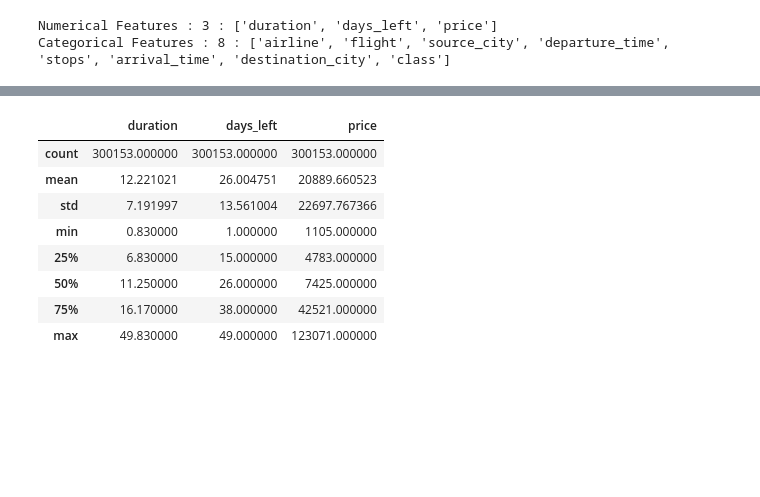
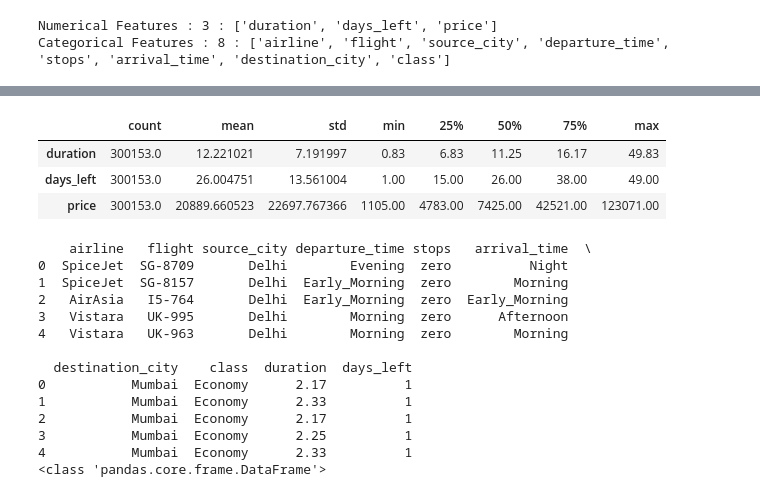
Before and after one commit to tdtheautomator/ml-02-flight-fare-predection, a Jupyter notebook: notebooks/02.Model Training.ipynb, the cells around one changed output, grey strips where cells are left out. Cells and saved outputs as stored; diff of their text form; code cells hidden in the pictures; blank space fills up the shorter version.

Commit message:
after 1st iteration

```diff
--- a/notebooks/02.Model Training.ipynb
+++ b/notebooks/02.Model Training.ipynb
@@ -16,7 +16,11 @@ Dataset has 11 features.
 # %%
 # import libraries needed for exploratory data analysis (eda) and feature engineering (fe)
 import os
+import time
+import datetime
 import pandas as pd
+pd.set_option('display.max_columns',None)
+import numpy as np
 import matplotlib.pyplot as plt
 %matplotlib inline
 import seaborn as sns
@@ -25,15 +29,13 @@ warnings.filterwarnings('ignore')
 
 # import libraries needed for model training
 from sklearn.model_selection import train_test_split, GridSearchCV, RandomizedSearchCV
-from sklearn.metrics import r2_score, mean_absolute_error, mean_squared_error
 from sklearn.linear_model import LinearRegression, Ridge, Lasso
 from sklearn.tree import DecisionTreeRegressor
 from sklearn.neighbors import KNeighborsRegressor
-from sklearn.ensemble import RandomForestRegressor,AdaBoostRegressor
+from sklearn.ensemble import RandomForestRegressor,AdaBoostRegressor, ExtraTreesRegressor, BaggingRegressor, GradientBoostingRegressor
+from sklearn.svm import SVR
 from catboost import CatBoostRegressor
 from xgboost import XGBRegressor
-from sklearn.preprocessing import LabelEncoder, OneHotEncoder, StandardScaler
-from sklearn.compose import ColumnTransformer
 # %%
 pd.set_option('display.max_columns',None) #display all possible columns
 for dirname, _, filenames in os.walk('../data'):
@@ -220,14 +222,9 @@ Data columns (total 11 columns):
 dtypes: float64(1), int64(2), object(8)
 memory usage: 25.2+ MB
 # %%
-df.describe() #statistics for numerical datatypes
+df.describe().transpose() #statistics for numerical datatypes
 # %% [output]
-|  | duration | days_left | price |
-| count | 300153.000000 | 300153.000000 | 300153.000000 |
-| mean | 12.221021 | 26.004751 | 20889.660523 |
-| std | 7.191997 | 13.561004 | 22697.767366 |
-| min | 0.830000 | 1.000000 | 1105.000000 |
-| 25% | 6.830000 | 15.000000 | 4783.000000 |
-| 50% | 11.250000 | 26.000000 | 7425.000000 |
-| 75% | 16.170000 | 38.000000 | 42521.000000 |
-| max | 49.830000 | 49.000000 | 123071.000000 |
+|  | count | mean | std | min | 25% | 50% | 75% | max |
+| duration | 300153.0 | 12.221021 | 7.191997 | 0.83 | 6.83 | 11.25 | 16.17 | 49.83 |
+| days_left | 300153.0 | 26.004751 | 13.561004 | 1.00 | 15.00 | 26.00 | 38.00 | 49.00 |
+| price | 300153.0 | 20889.660523 | 22697.767366 | 1105.00 | 4783.00 | 7425.00 | 42521.00 | 123071.00 |
@@ -233,0 +234,18 @@ df.describe() #statistics for numerical datatypes
+# %%
+print(x.head())
+print(type(x)) #datatype of x
+# %% [output]
+    airline   flight source_city departure_time stops   arrival_time  \
+0  SpiceJet  SG-8709       Delhi        Evening  zero          Night
+1  SpiceJet  SG-8157       Delhi  Early_Morning  zero        Morning
+2   AirAsia   I5-764       Delhi  Early_Morning  zero  Early_Morning
+3   Vistara   UK-995       Delhi        Morning  zero      Afternoon
+4   Vistara   UK-963       Delhi        Morning  zero        Morning
+
+  destination_city    class  duration  days_left
+0           Mumbai  Economy      2.17          1
+1           Mumbai  Economy      2.33          1
+2           Mumbai  Economy      2.17          1
+3           Mumbai  Economy      2.25          1
+4           Mumbai  Economy      2.33          1
+<class 'pandas.core.frame.DataFrame'>
```
Also changed, not shown: parts of 12 cells of this notebook, 7 other files.
